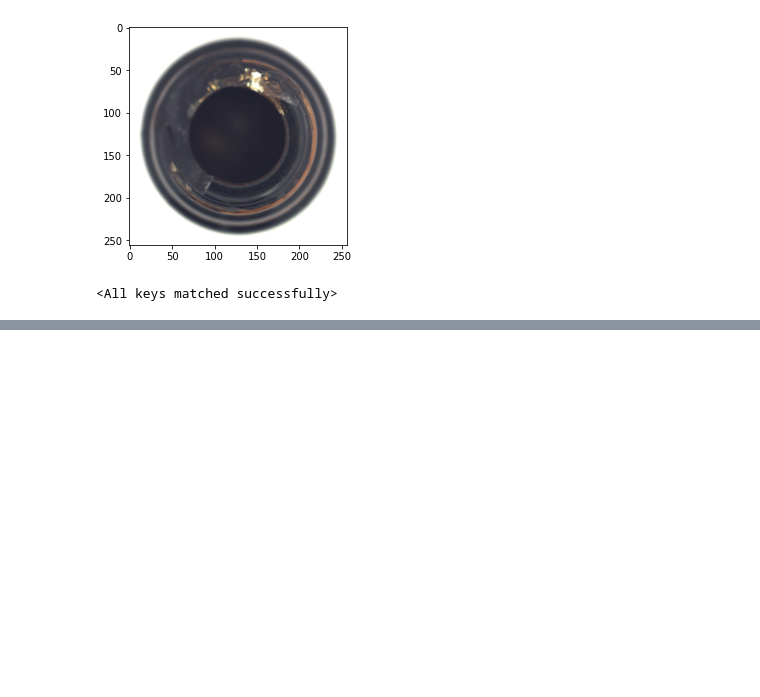
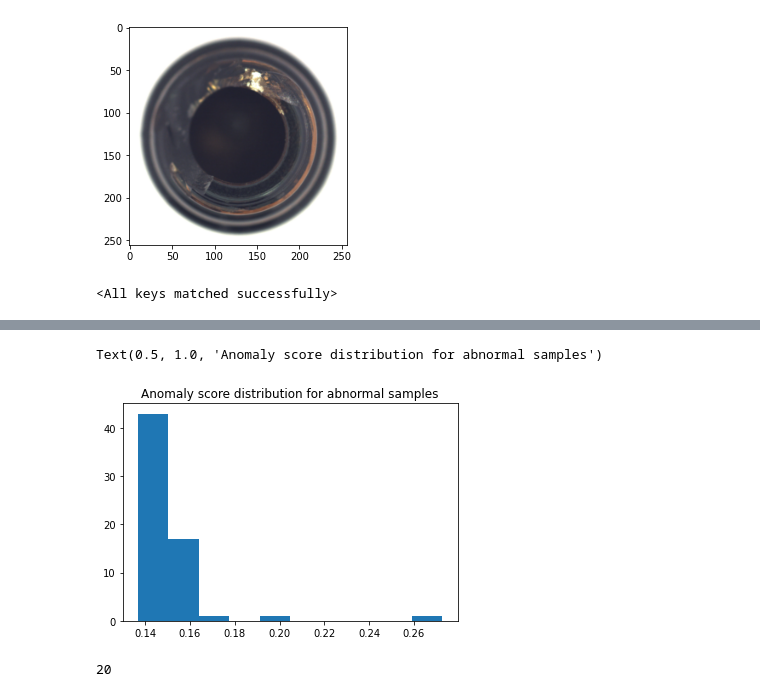
Before and after one commit to tojunesa/improved-ganomaly, a Jupyter notebook: test model.ipynb, the cells around one changed output, grey strips where cells are left out. Saved outputs shown, nothing was run; the diff lists cells and outputs as text; code cells hidden in the pictures; blank space fills up the shorter version.

```diff
--- a/test model.ipynb
+++ b/test model.ipynb
@@ -55,0 +54,6 @@ print(np.mean(np.square(latent_i[0]-latent_o[0])))
+# %%
+plt.hist(anomaly_score_a)
+plt.title("Anomaly score distribution for abnormal samples")
+# %% [output]
+Text(0.5, 1.0, 'Anomaly score distribution for abnormal samples')
+[figure, added]
@@ -55,0 +62,5 @@ print(np.mean(np.square(latent_i[0]-latent_o[0])))
+# %%
+test_set_2 =  utils.MvtecDataset_test("bottle", "good")
+test_set_2.__len__()
+# %% [output]
+20
```
Also changed, not shown: parts of 23 cells of this notebook, 3 other files.
